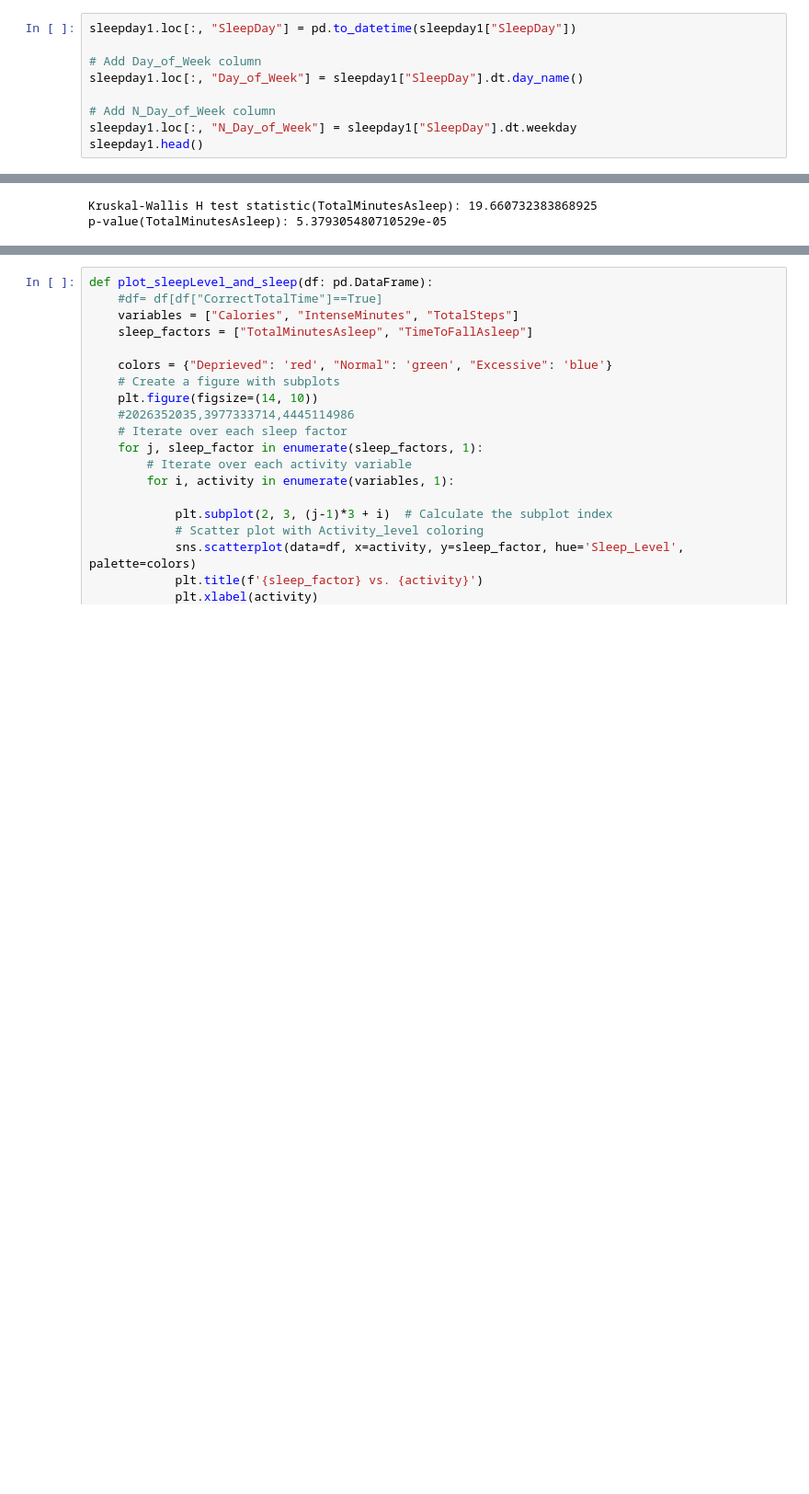
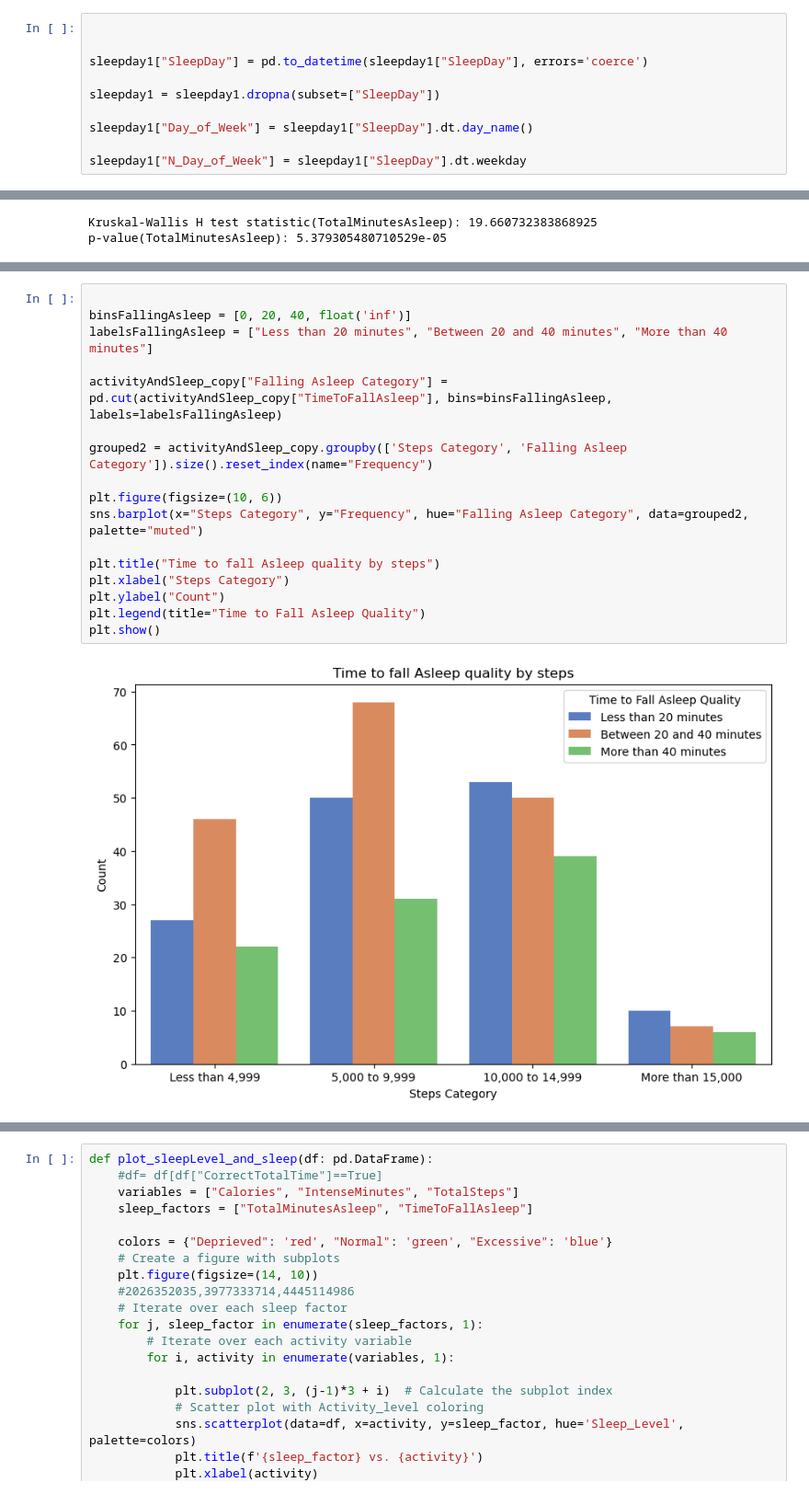
Before and after one commit to Hebbo23/Project-Big-Data---Group-22, a Jupyter notebook: final project code.ipynb, the cells around one changed output, grey strips where cells are left out. Shown at 92% size. Saved outputs shown, nothing was run; the diff lists cells and outputs as text; blank space fills up the shorter version.

```diff
--- a/final project code.ipynb
+++ b/final project code.ipynb
@@ -599,11 +515,12 @@ Index(['Id', 'SleepDay', 'TotalSleepRecords', 'TotalMinutesAsleep',
        'TotalTimeInBed', 'Date'],
       dtype='object')
 # %%
-sleepday1.loc[:, "SleepDay"] = pd.to_datetime(sleepday1["SleepDay"])
 
-# Add Day_of_Week column
-sleepday1.loc[:, "Day_of_Week"] = sleepday1["SleepDay"].dt.day_name()
 
-# Add N_Day_of_Week column
-sleepday1.loc[:, "N_Day_of_Week"] = sleepday1["SleepDay"].dt.weekday
-sleepday1.head()
+sleepday1["SleepDay"] = pd.to_datetime(sleepday1["SleepDay"], errors='coerce')
+
+sleepday1 = sleepday1.dropna(subset=["SleepDay"])
+
+sleepday1["Day_of_Week"] = sleepday1["SleepDay"].dt.day_name()
+
+sleepday1["N_Day_of_Week"] = sleepday1["SleepDay"].dt.weekday
@@ -998 +904,20 @@ p-value(TotalMinutesAsleep): 5.379305480710529e-05
+# %%
+
+binsFallingAsleep = [0, 20, 40, float('inf')]
+labelsFallingAsleep = ["Less than 20 minutes", "Between 20 and 40 minutes", "More than 40 minutes"]
+
+activityAndSleep_copy["Falling Asleep Category"] = pd.cut(activityAndSleep_copy["TimeToFallAsleep"], bins=binsFallingAsleep, labels=labelsFallingAsleep)
+
+grouped2 = activityAndSleep_copy.groupby(['Steps Category', 'Falling Asleep Category']).size().reset_index(name="Frequency")
+
+plt.figure(figsize=(10, 6))
+sns.barplot(x="Steps Category", y="Frequency", hue="Falling Asleep Category", data=grouped2, palette="muted")
+
+plt.title("Time to fall Asleep quality by steps")
+plt.xlabel("Steps Category")
+plt.ylabel("Count")
+plt.legend(title="Time to Fall Asleep Quality")
+plt.show()
+# %% [output]
+[figure, added]
 # %%
```
Also changed, not shown: parts of 53 cells of this notebook.
